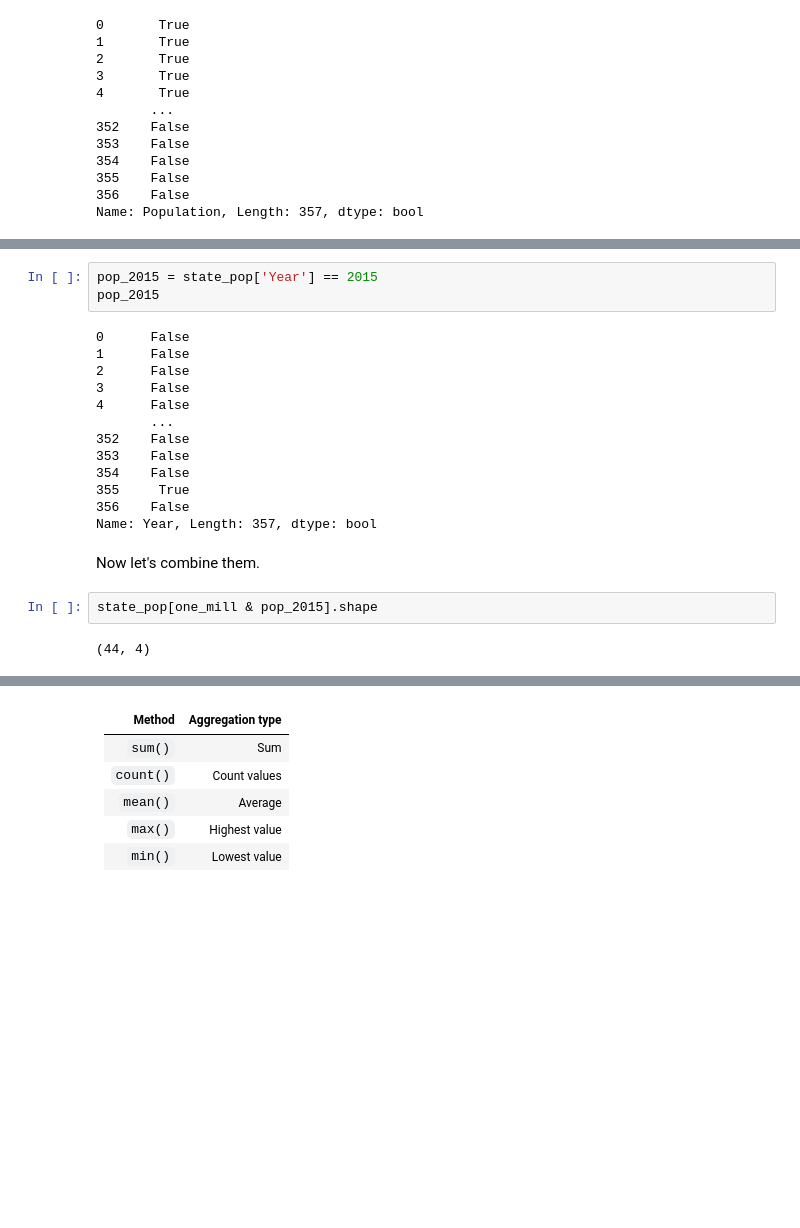
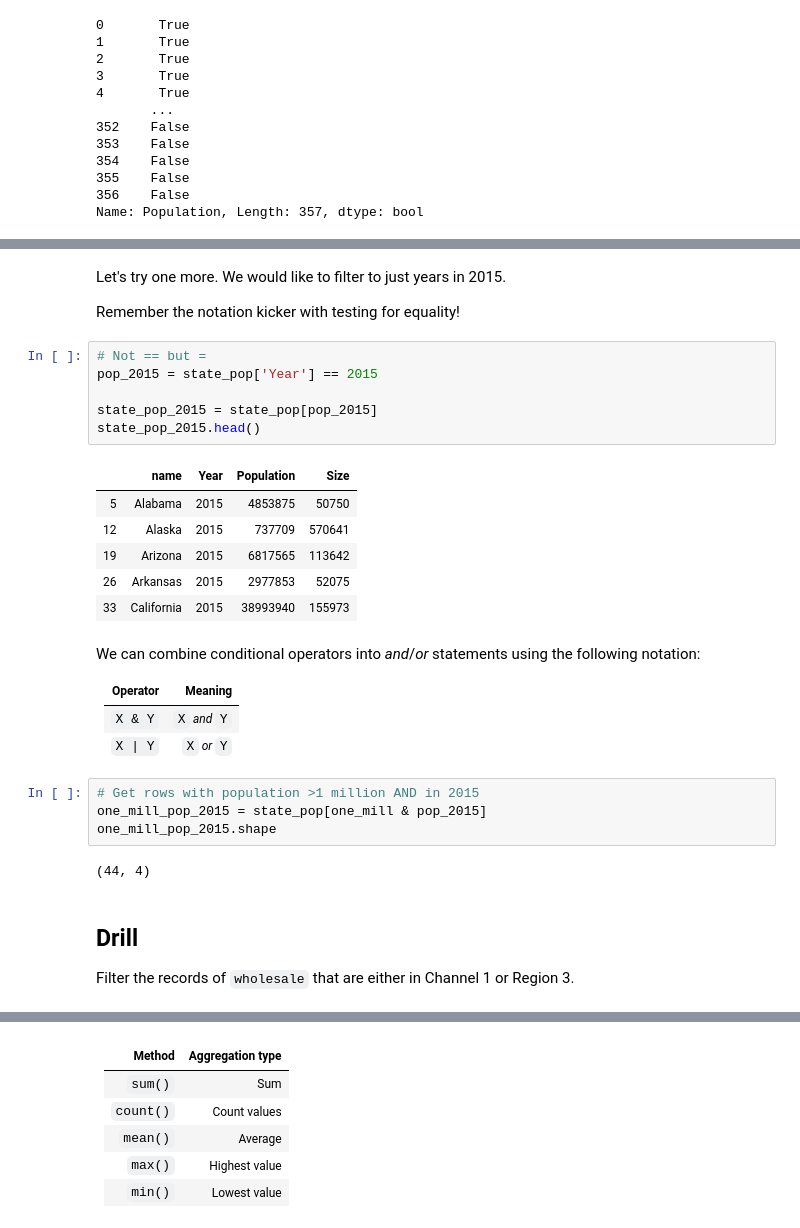
Before and after one commit to stringfestdata/olt-python-for-excel-users, a Jupyter notebook: 3-python-for-data-analysis/python-for-data-analysis.ipynb, the cells around one changed output, grey strips where cells are left out. Saved outputs shown, nothing was run; the diff lists cells and outputs as text; blank space fills up the shorter version.

```diff
--- a/3-python-for-data-analysis/python-for-data-analysis.ipynb
+++ b/3-python-for-data-analysis/python-for-data-analysis.ipynb
@@ -271,22 +340,35 @@ Conditional logic works
+# %% [markdown]
+Let's try one more. We would like to filter to just years in 2015.
+
+Remember the notation kicker with testing for equality!
 # %%
+# Not == but =
 pop_2015 = state_pop['Year'] == 2015
-pop_2015
+
+state_pop_2015 = state_pop[pop_2015]
+state_pop_2015.head()
 # %% [output]
-0      False
-1      False
-2      False
-3      False
-4      False
-       ...
-352    False
-353    False
-354    False
-355     True
-356    False
-Name: Year, Length: 357, dtype: bool
+|  | name | Year | Population | Size |
+| 5 | Alabama | 2015 | 4853875 | 50750 |
+| 12 | Alaska | 2015 | 737709 | 570641 |
+| 19 | Arizona | 2015 | 6817565 | 113642 |
+| 26 | Arkansas | 2015 | 2977853 | 52075 |
+| 33 | California | 2015 | 38993940 | 155973 |
-# %% [markdown]
-Now let's combine them.
-# %%
-state_pop[one_mill & pop_2015].shape
-# %% [output]
-(44, 4)
+# %% [markdown]
+We can combine conditional operators into *and*/*or* statements using the following notation:
+
+
+| Operator    | Meaning       |
+| ----------- | ------------- |
+| `X & Y` | `X` *and* `Y` |
+| `X \| Y` | `X` *or* `Y`  |
+# %%
+# Get rows with population >1 million AND in 2015
+one_mill_pop_2015 = state_pop[one_mill & pop_2015]
+one_mill_pop_2015.shape
+# %% [output]
+(44, 4)
+# %% [markdown]
+## Drill
+
+Filter the records of `wholesale` that are either in Channel 1 or Region 3.
```
Also changed, not shown: parts of 38 cells of this notebook, 6 other files.
